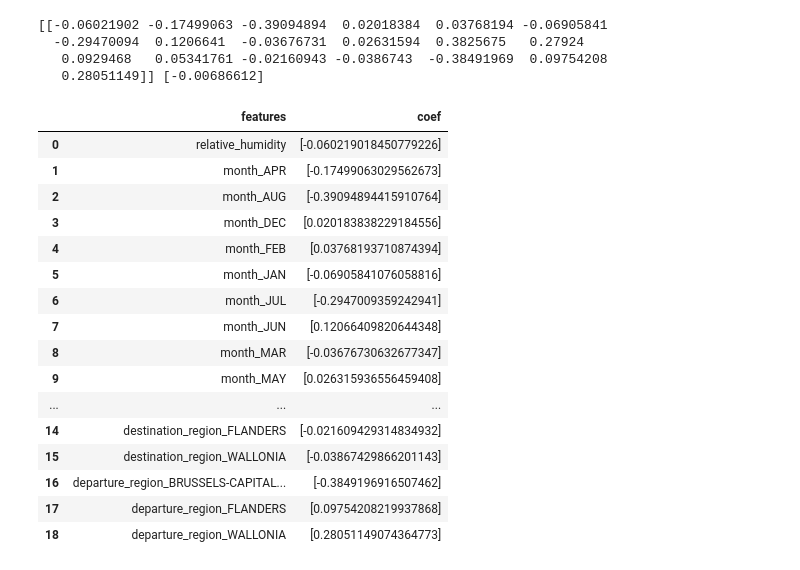
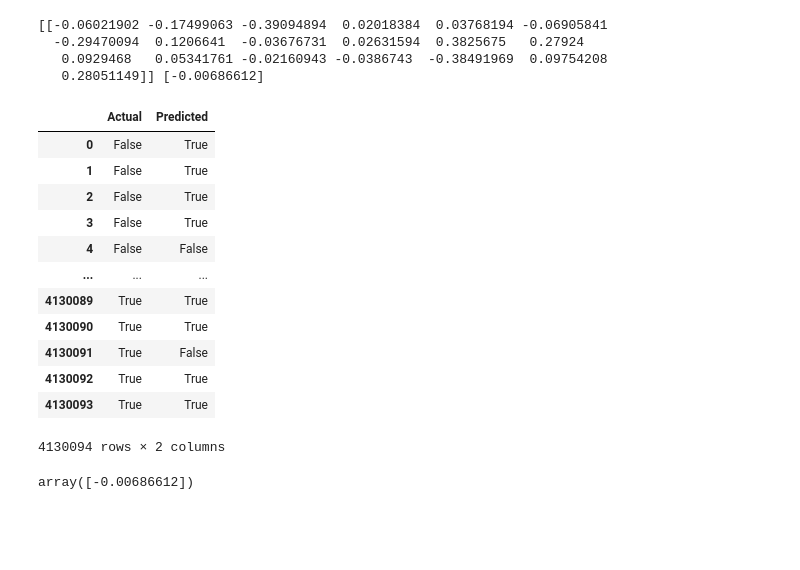
Before and after one commit to ilse-espino/train_delays_belgium, a Jupyter notebook: logistic_regression_model.ipynb, the cells around one changed output. Drawn from its saved outputs; the diff is of its cells as text; code cells hidden in the pictures; blank space fills up the shorter version.

Commit message:
logistic regression training

```diff
--- a/logistic_regression_model.ipynb
+++ b/logistic_regression_model.ipynb
@@ -215,23 +215,23 @@ print(clf_fs.coef_, clf_fs.intercept_)
   -0.29470094  0.1206641  -0.03676731  0.02631594  0.3825675   0.27924
    0.0929468   0.05341761 -0.02160943 -0.0386743  -0.38491969  0.09754208
    0.28051149]] [-0.00686612]
-# %%
-pd.DataFrame(zip(X_train_fs.columns, np.transpose(clf_fs.coef_)), columns=['features', 'coef'])
-# %% [output]
-|  | features | coef |
-| 0 | relative_humidity | [-0.060219018450779226] |
-| 1 | month_APR | [-0.17499063029562673] |
-| 2 | month_AUG | [-0.39094894415910764] |
-| 3 | month_DEC | [0.020183838229184556] |
-| 4 | month_FEB | [0.03768193710874394] |
-| 5 | month_JAN | [-0.06905841076058816] |
-| 6 | month_JUL | [-0.2947009359242941] |
-| 7 | month_JUN | [0.12066409820644348] |
-| 8 | month_MAR | [-0.03676730632677347] |
-| 9 | month_MAY | [0.026315936556459408] |
-| ... | ... | ... |
-| 14 | destination_region_FLANDERS | [-0.021609429314834932] |
-| 15 | destination_region_WALLONIA | [-0.03867429866201143] |
-| 16 | departure_region_BRUSSELS-CAPITAL... | [-0.3849196916507462] |
-| 17 | departure_region_FLANDERS | [0.09754208219937868] |
-| 18 | departure_region_WALLONIA | [0.28051149074364773] |
+# %%
+pd.DataFrame({'Actual':y_train, 'Predicted': clf_fs.predict(X_train_fs)})
+# %% [output]
+|  | Actual | Predicted |
+| 0 | False | True |
+| 1 | False | True |
+| 2 | False | True |
+| 3 | False | True |
+| 4 | False | False |
+| ... | ... | ... |
+| 4130089 | True | True |
+| 4130090 | True | True |
+| 4130091 | True | False |
+| 4130092 | True | True |
+| 4130093 | True | True |
+4130094 rows × 2 columns
+# %%
+clf_fs.intercept_
+# %% [output]
+array([-0.00686612])
```
Also changed, not shown: parts of 1 cell of this notebook.
